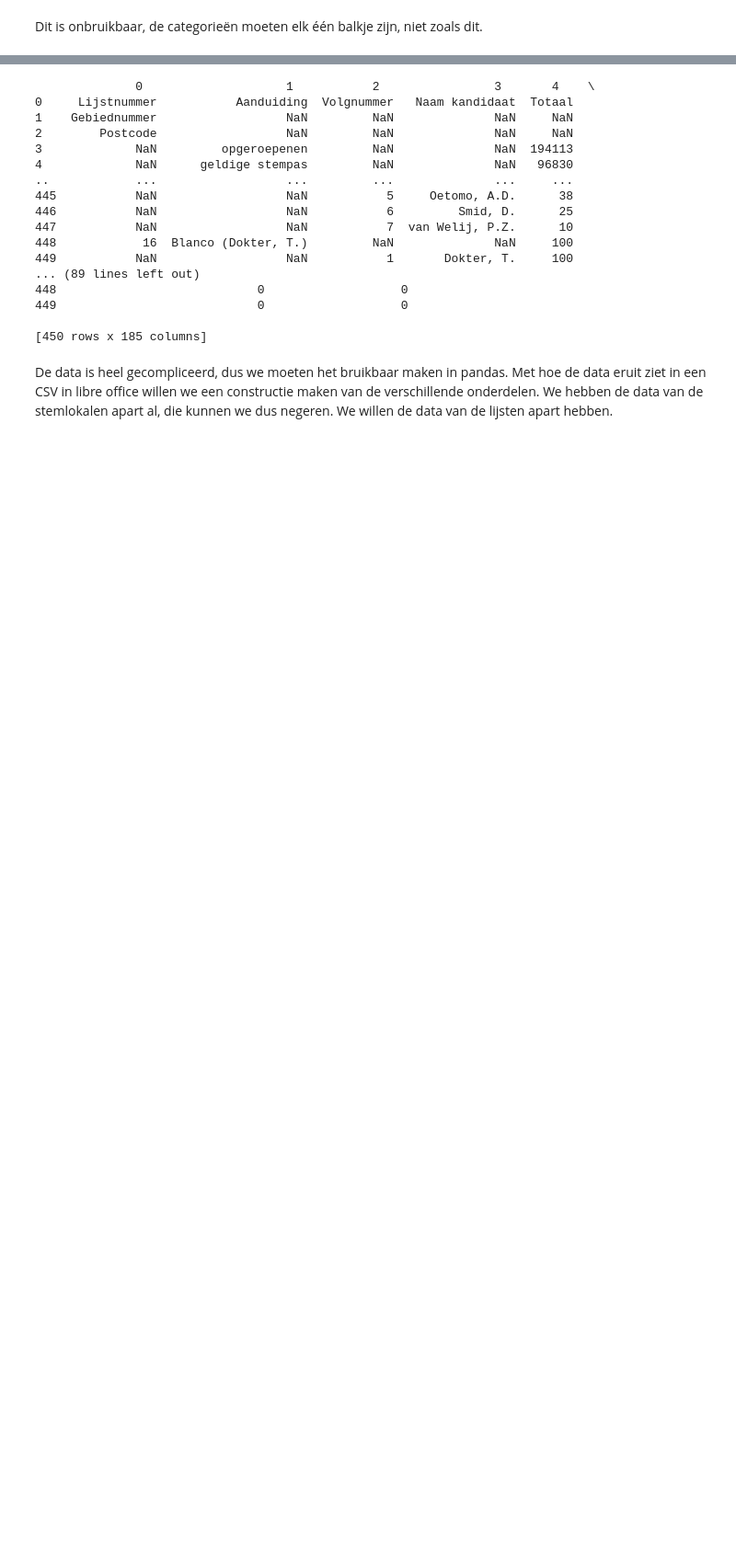
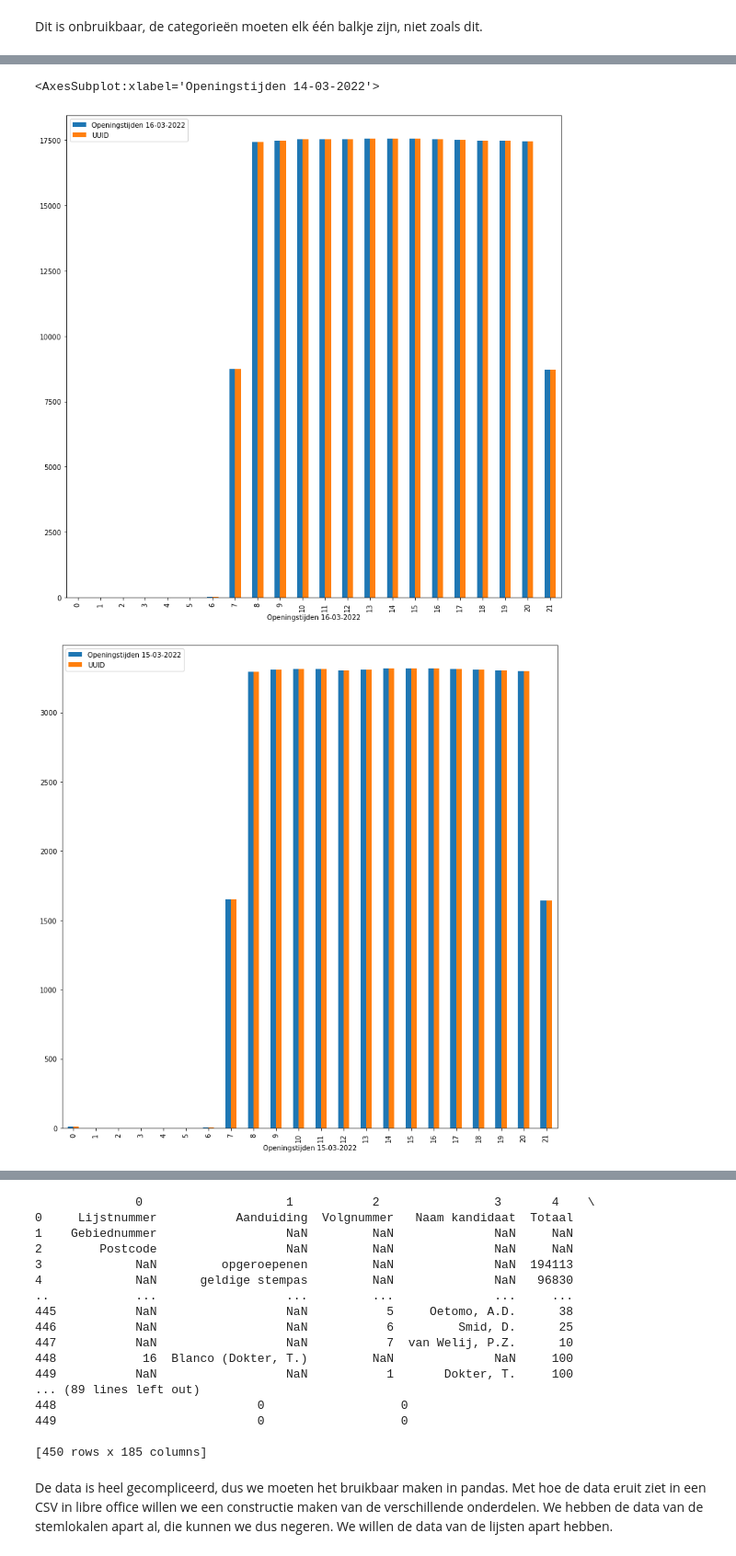
Before and after one commit to openstate/stembureau-meting, a Jupyter notebook: jupyter/stembureau_data.ipynb, the cells around one changed output, grey strips where cells are left out. Shown at 92% size. Saved outputs shown, nothing was run; the diff lists cells and outputs as text; code cells hidden in the pictures; blank space fills up the shorter version.

```diff
--- a/jupyter/stembureau_data.ipynb
+++ b/jupyter/stembureau_data.ipynb
@@ -549,0 +579,8 @@ plot_bargraph_with_groupings(gdf_wims_exploded, 'Gebruiksdoel van het gebouw', '
+# %%
+gdf_wims_times = gdf_wims.loc[:, ('Openingstijden 14-03-2022','Openingstijden 15-03-2022','Openingstijden 16-03-2022', 'UUID')]
+gdf_wims_split = gdf_wims_times
+gdf_wims_split[['Openingstijden 14-03-2022 van', 'Openingstijden 14-03-2022 tot']] = gdf_wims_times['Openingstijden 14-03-2022'].str.split(' tot ',1 , expand=True)
+gdf_wims_split[['Openingstijden 15-03-2022 van', 'Openingstijden 15-03-2022 tot']] = gdf_wims_split['Openingstijden 15-03-2022'].str.split(' tot ',1 , expand=True)
+gdf_wims_split[['Openingstijden 16-03-2022 van', 'Openingstijden 16-03-2022 tot']] = gdf_wims_split['Openingstijden 16-03-2022'].str.split(' tot ',1 , expand=True)
+
+gdf_wims_split
@@ -549,0 +601,3 @@ plot_bargraph_with_groupings(gdf_wims_exploded, 'Gebruiksdoel van het gebouw', '
+# %%
+gdf_wims_split[['Openingstijden 14-03-2022 van','Openingstijden 15-03-2022 van','Openingstijden 16-03-2022 van', 'Openingstijden 14-03-2022 tot', 'Openingstijden 15-03-2022 tot','Openingstijden 16-03-2022 tot']] = gdf_wims_split[['Openingstijden 14-03-2022 van','Openingstijden 15-03-2022 van','Openingstijden 16-03-2022 van','Openingstijden 14-03-2022 tot','Openingstijden 15-03-2022 tot','Openingstijden 16-03-2022 tot']].apply(pd.to_datetime, errors='coerce')
+gdf_wims_split
@@ -549,0 +618,22 @@ plot_bargraph_with_groupings(gdf_wims_exploded, 'Gebruiksdoel van het gebouw', '
+# %%
+def datesplit(df, column):
+    df = df.dropna(subset = ['{} van'.format(column)])
+    df1 = df.rename(columns={'{} van'.format(column):'vandate','{} tot'.format(column):'totdate', 'UUID':'UUID'})
+    return  (pd.concat([pd.Series(r.UUID,pd.date_range(r.vandate, r.totdate, freq='0.5H'))
+                        for r in df1.itertuples()])
+               .rename_axis('{}'.format(column))
+               .reset_index(name='UUID'))
+
+wims_datesplit_14 = gdf_wims_split.loc[:, ('Openingstijden 14-03-2022 van','Openingstijden 14-03-2022 tot', 'UUID')]
+wims_datesplit_15 = gdf_wims_split.loc[:, ('Openingstijden 15-03-2022 van','Openingstijden 15-03-2022 tot', 'UUID')]
+wims_datesplit_16 = gdf_wims_split.loc[:, ('Openingstijden 16-03-2022 van','Openingstijden 16-03-2022 tot', 'UUID')]
+wims_datesplit_14 = datesplit(wims_datesplit_14, 'Openingstijden 14-03-2022')
+wims_datesplit_15 = datesplit(wims_datesplit_15, 'Openingstijden 15-03-2022')
+wims_datesplit_16 = datesplit(wims_datesplit_16, 'Openingstijden 16-03-2022')
+wims_datesplit_16.groupby(wims_datesplit_16["Openingstijden 16-03-2022"].dt.hour).count().plot(kind="bar", figsize=(13,13))
+wims_datesplit_15.groupby(wims_datesplit_15["Openingstijden 15-03-2022"].dt.hour).count().plot(kind="bar", figsize=(13,13))
+wims_datesplit_14.groupby(wims_datesplit_14["Openingstijden 14-03-2022"].dt.hour).count().plot(kind="bar", figsize=(13,13))
+# %% [output]
+<AxesSubplot:xlabel='Openingstijden 14-03-2022'>
+[figure, added]
+[figure, added]
```
Also changed, not shown: parts of 14 cells of this notebook, 2 other files.
